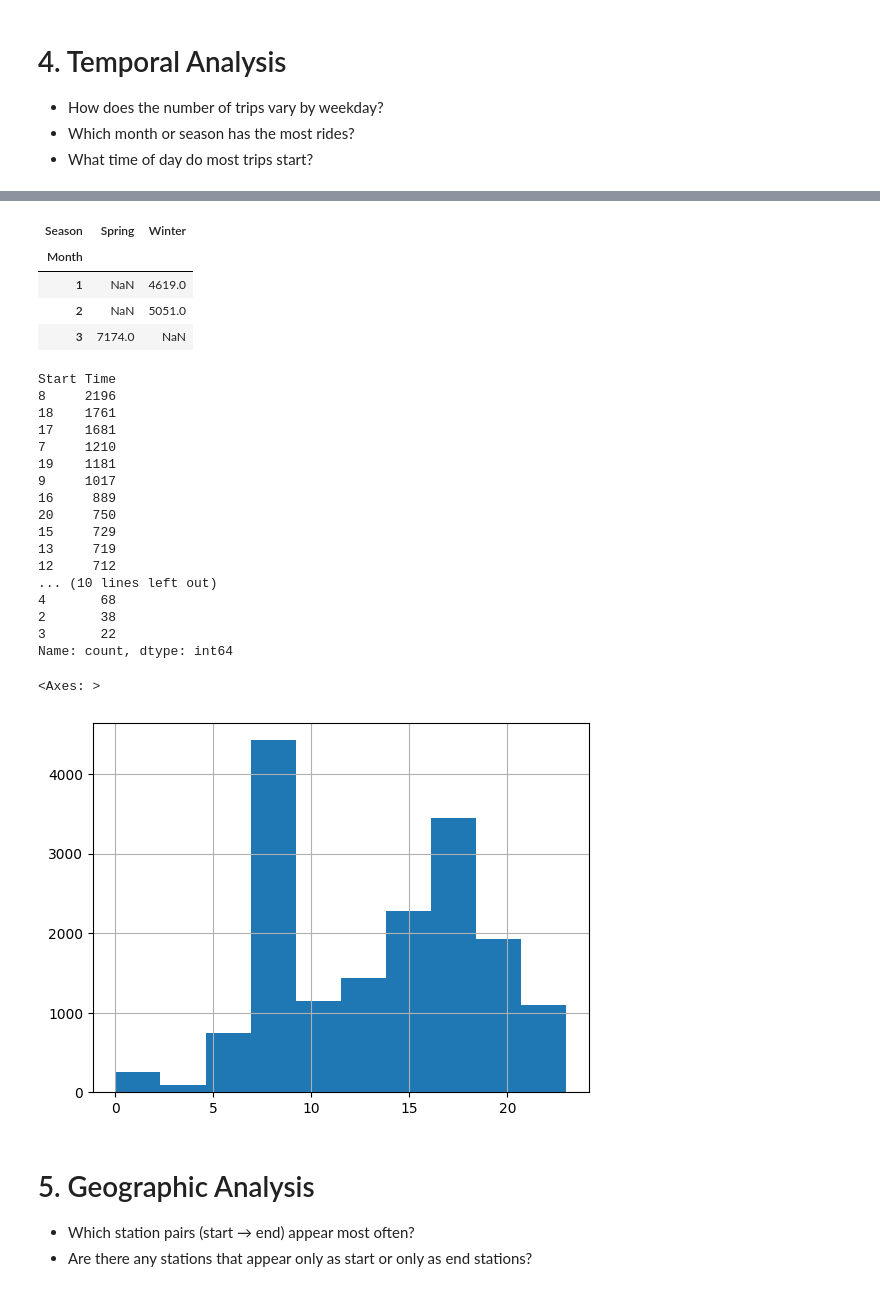
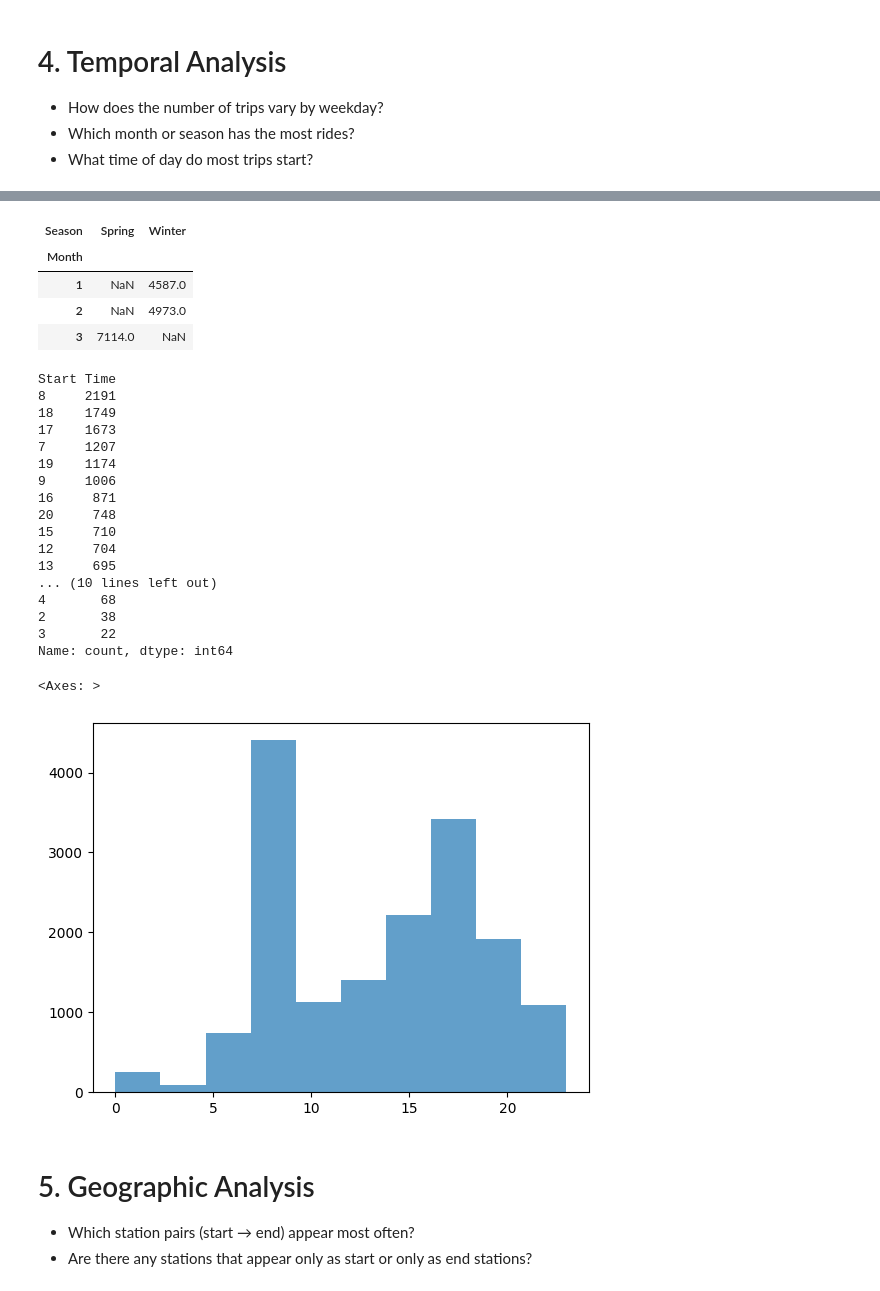
Before and after one commit to franpelirrojo/data_analysis_bike, a Jupyter notebook: nybike.ipynb, the cells around one changed output, grey strips where cells are left out. Saved outputs shown, nothing was run; the diff lists cells and outputs as text; code cells hidden in the pictures.

```diff
--- a/nybike.ipynb
+++ b/nybike.ipynb
@@ -86,0 +121,2 @@ df_citibike.shape
+# %%
+df_citibike=df_citibike.loc[df_citibike["Trip_Duration_in_min"]<df_citibike["Trip_Duration_in_min"].quantile(.99)]
@@ -159,34 +207,34 @@ df_citibike.value_counts(["Month", "Season"]).unstack()
 # %% [output]
 | Season | Spring | Winter |
 | Month |  |  |
-| 1 | NaN | 4619.0 |
-| 2 | NaN | 5051.0 |
-| 3 | 7174.0 | NaN |
+| 1 | NaN | 4587.0 |
+| 2 | NaN | 4973.0 |
+| 3 | 7114.0 | NaN |
 # %%
 df_citibike["Start Time"].dt.hour.value_counts()
 # %% [output]
 Start Time
-8     2196
-18    1761
-17    1681
-7     1210
-19    1181
-9     1017
-16     889
-20     750
-15     729
-13     719
-12     712
+8     2191
+18    1749
+17    1673
+7     1207
+19    1174
+9     1006
+16     871
+20     748
+15     710
+12     704
+13     695
 ... (10 lines left out)
 4       68
 2       38
 3       22
 Name: count, dtype: int64
 # %%
-df_citibike["Start Time"].dt.hour.hist(bins=10)
+df_citibike["Start Time"].dt.hour.hist(bins=10, alpha=0.7, grid=False)
 # %% [output]
 <Axes: >
-[figure, old version]
+[figure, new version]
 # %% [markdown]
 # 5. Geographic Analysis
   - Which station pairs (start → end) appear most often?
```
Also changed, not shown: parts of 29 cells of this notebook.
